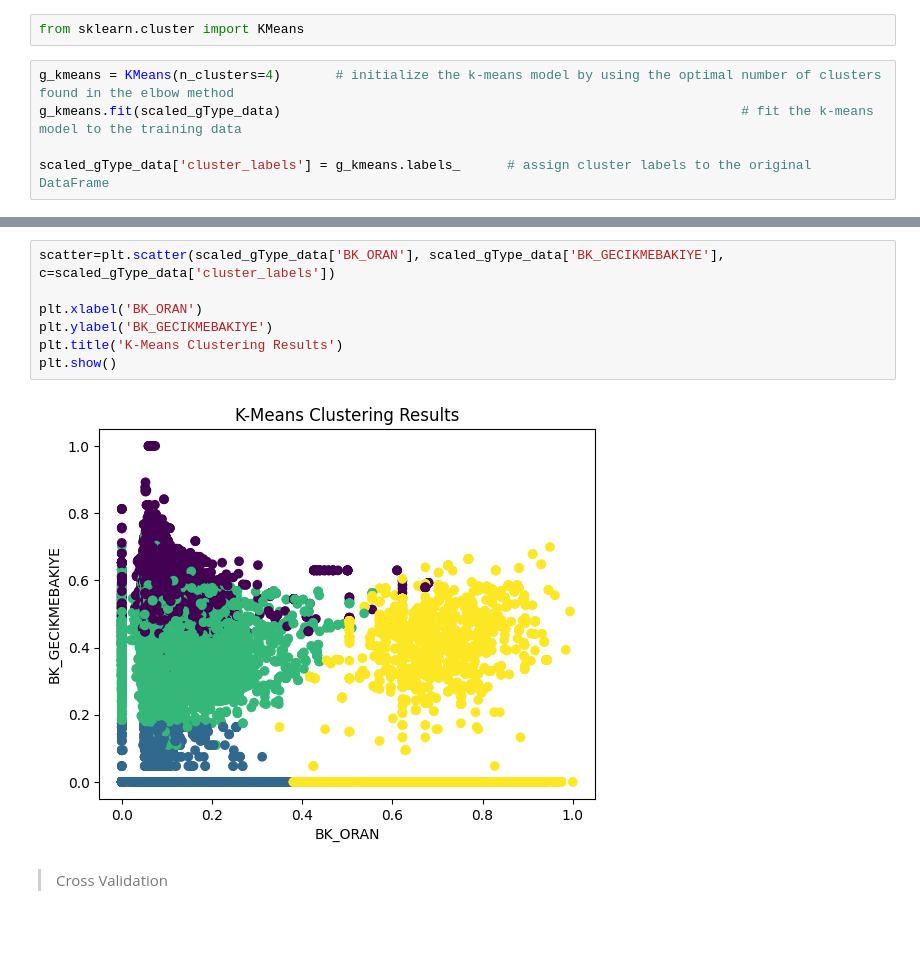
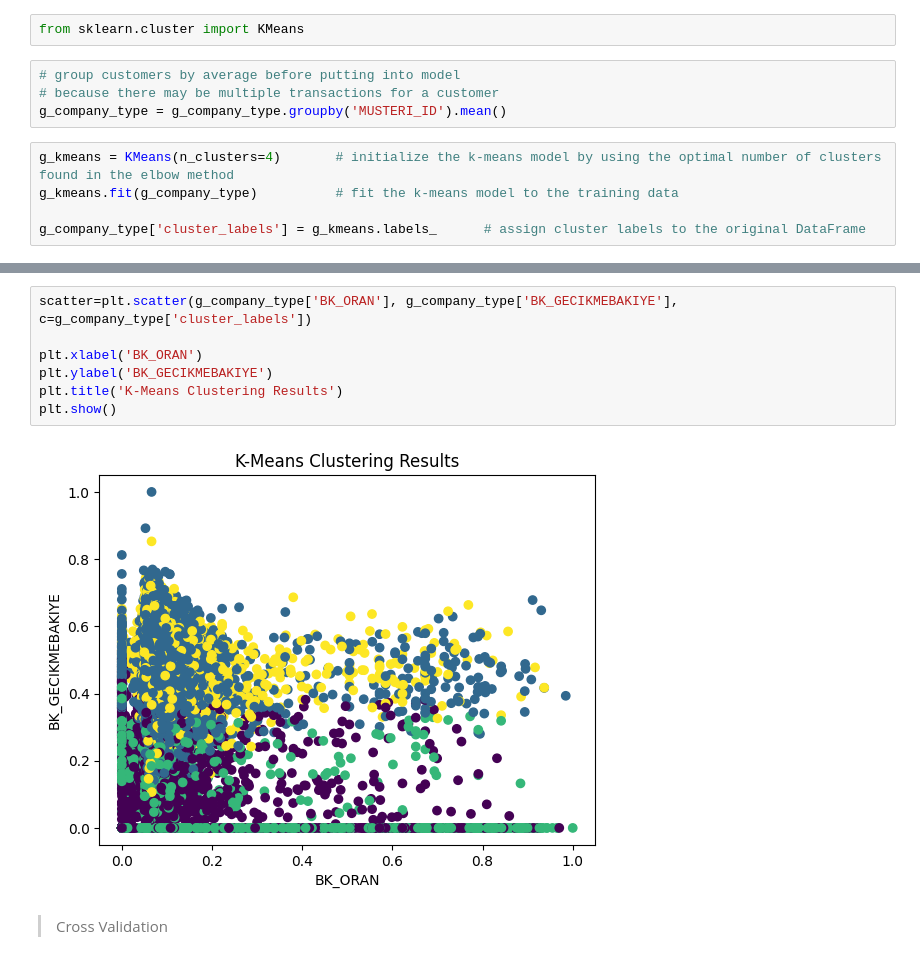
Before and after one commit to EmirhanServeren/factoring-customer-segmentation, a Jupyter notebook: segmentation.ipynb, the cells around one changed output, grey strips where cells are left out. Cells and saved outputs as stored; diff of their text form; blank space fills up the shorter version.

Commit message:
committed changes on k-means

```diff
--- a/segmentation.ipynb
+++ b/segmentation.ipynb
@@ -965,9 +965,13 @@ generate_elbow_plot(clusters_centers, k_values)
 > Putting Into K-means Model
 # %%
 from sklearn.cluster import KMeans
+# %%
+# group customers by average before putting into model
+# because there may be multiple transactions for a customer
+g_company_type = g_company_type.groupby('MUSTERI_ID').mean()
 # %%
 g_kmeans = KMeans(n_clusters=4)       # initialize the k-means model by using the optimal number of clusters found in the elbow method
-g_kmeans.fit(scaled_gType_data)                                                           # fit the k-means model to the training data
+g_kmeans.fit(g_company_type)          # fit the k-means model to the training data
 
-scaled_gType_data['cluster_labels'] = g_kmeans.labels_      # assign cluster labels to the original DataFrame
+g_company_type['cluster_labels'] = g_kmeans.labels_      # assign cluster labels to the original DataFrame
 # %%
@@ -996,12 +1001,12 @@ plt.show()
 # %%
-scatter=plt.scatter(scaled_gType_data['BK_ORAN'], scaled_gType_data['BK_GECIKMEBAKIYE'], c=scaled_gType_data['cluster_labels'])
+scatter=plt.scatter(g_company_type['BK_ORAN'], g_company_type['BK_GECIKMEBAKIYE'], c=g_company_type['cluster_labels'])
 
 plt.xlabel('BK_ORAN')
 plt.ylabel('BK_GECIKMEBAKIYE')
 plt.title('K-Means Clustering Results')
 plt.show()
 # %% [output]
-[figure, old version]
+[figure, new version]
 # %% [markdown]
 > Cross Validation
 # %% [markdown]
```
Also changed, not shown: parts of 2 cells of this notebook.
